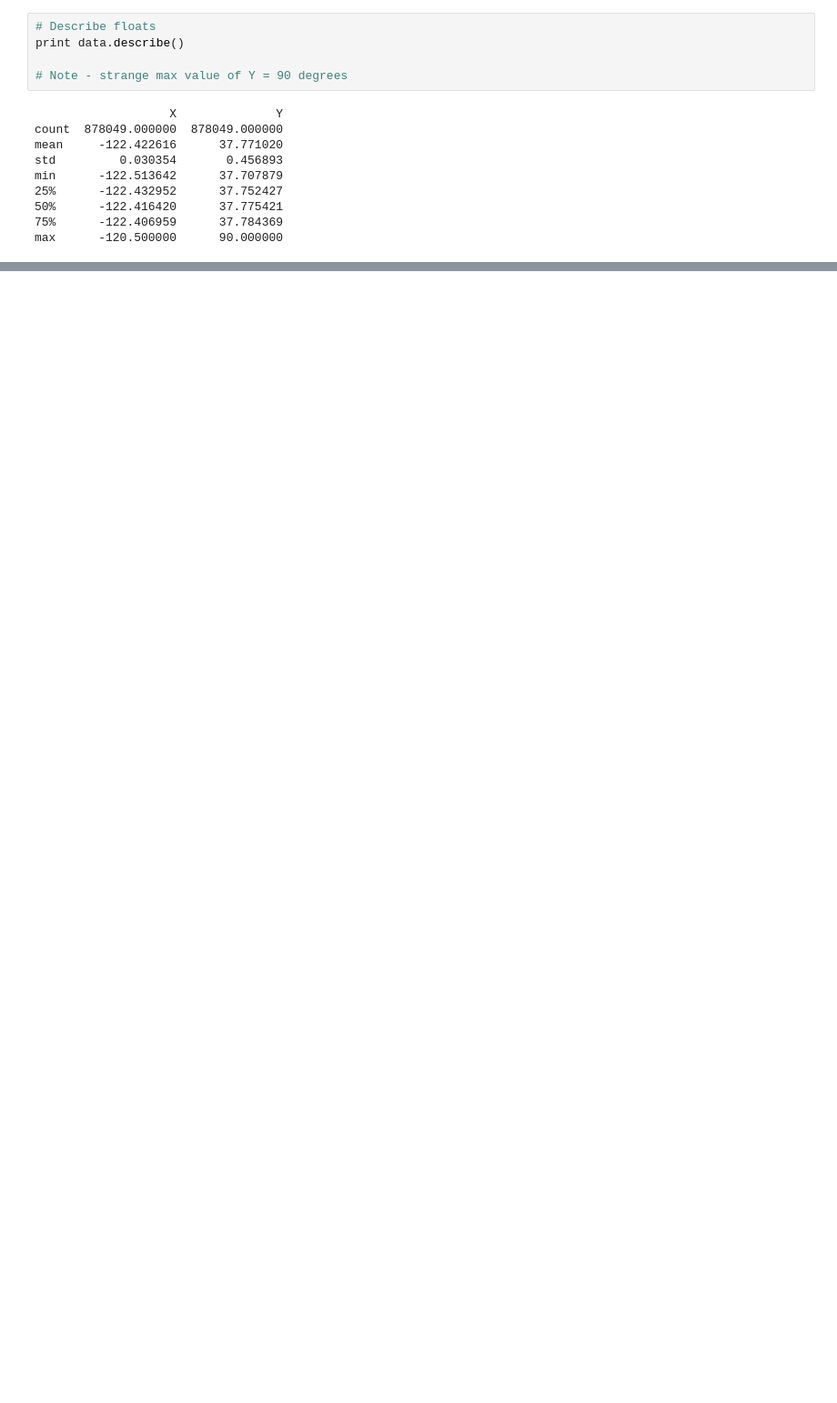
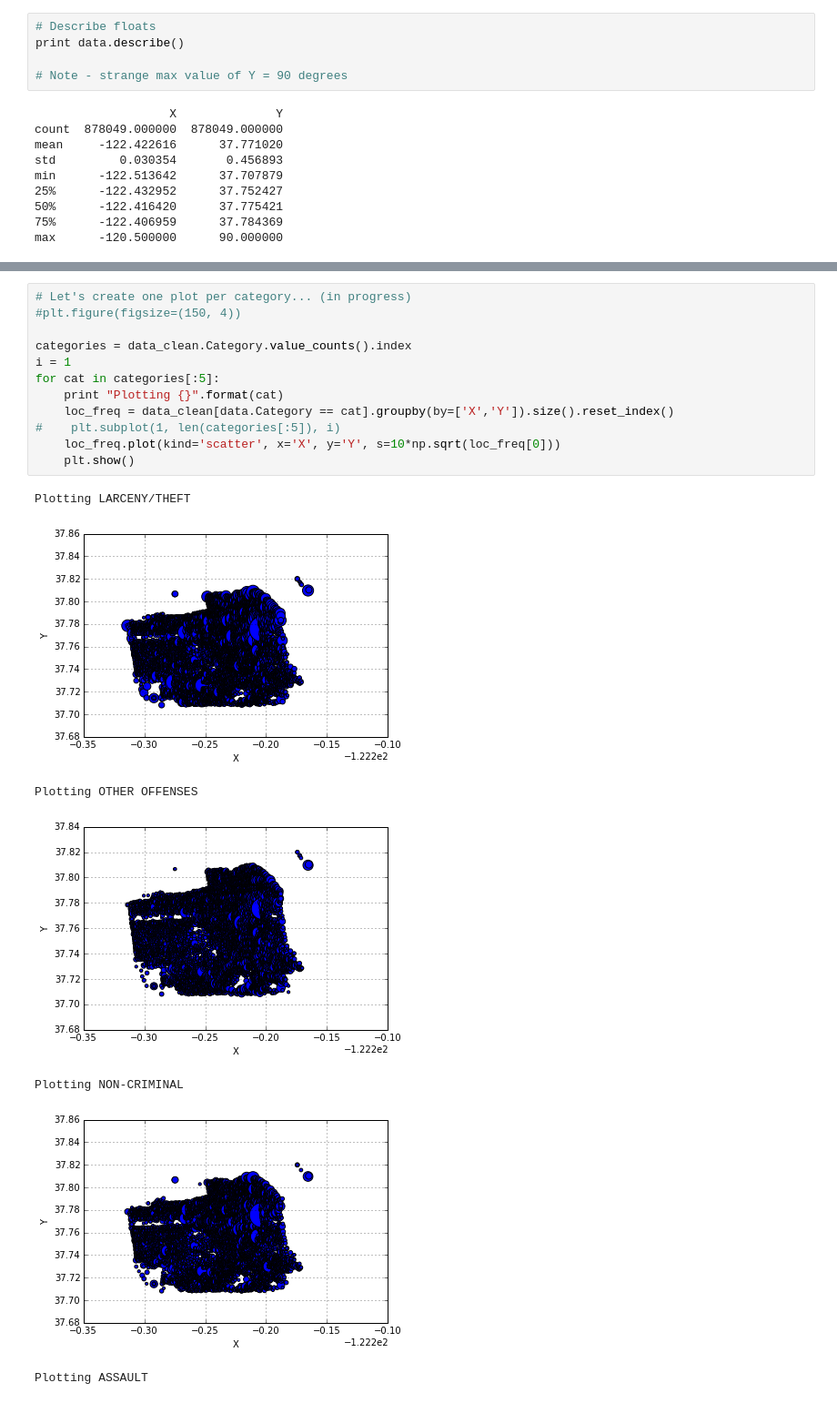
Before and after one commit to mseltz/MLearning-Final, a Jupyter notebook: Load and Examine Data.ipynb, the cells around one changed output, grey strips where cells are left out. Shown: that part at 91% size. Drawn from its saved outputs; the diff is of its cells as text; blank space fills up the shorter version.

```diff
--- a/Load and Examine Data.ipynb
+++ b/Load and Examine Data.ipynb
@@ -136,0 +166,20 @@ max      -120.500000      90.000000
+# %%
+# Let's create one plot per category... (in progress)
+#plt.figure(figsize=(150, 4))
+
+categories = data_clean.Category.value_counts().index
+i = 1
+for cat in categories[:5]:
+    print "Plotting {}".format(cat)
+    loc_freq = data_clean[data.Category == cat].groupby(by=['X','Y']).size().reset_index()
+#    plt.subplot(1, len(categories[:5]), i)
+    loc_freq.plot(kind='scatter', x='X', y='Y', s=10*np.sqrt(loc_freq[0]))
+    plt.show()
+# %% [output]
+Plotting LARCENY/THEFT
+[figure, added]
+Plotting OTHER OFFENSES
+[figure, added]
+Plotting NON-CRIMINAL
+[figure, added]
+Plotting ASSAULT
```
Also changed, not shown: parts of 8 cells of this notebook.
